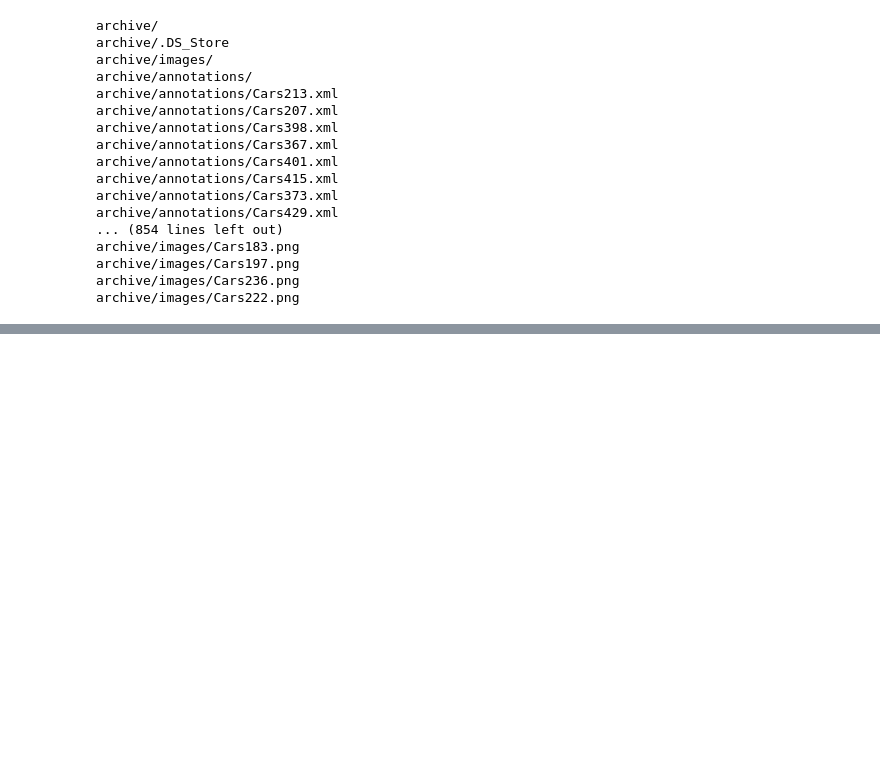
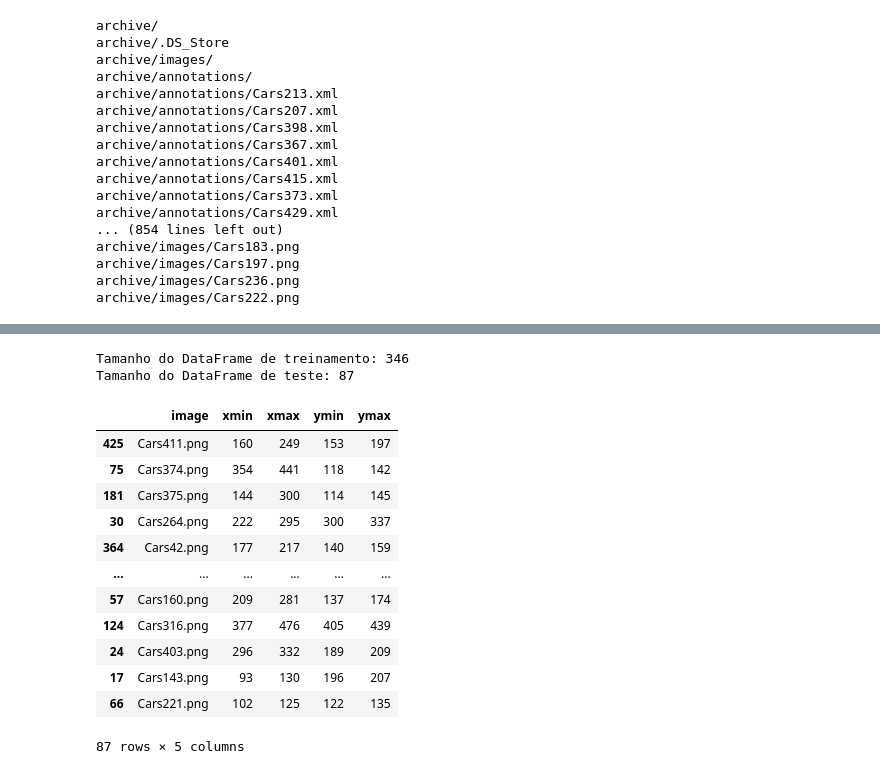
Before and after one commit to ArtBreguez/tcc_alpd, a Jupyter notebook: scratch/od_scratch.ipynb, the cells around one changed output, grey strips where cells are left out. Drawn from its saved outputs; the diff is of its cells as text; code cells hidden in the pictures; blank space fills up the shorter version.

```diff
--- a/scratch/od_scratch.ipynb
+++ b/scratch/od_scratch.ipynb
@@ -90,3 +113,27 @@ df
 433 rows × 5 columns
+# %%
+train_df, test_df = train_test_split(df, test_size=0.2, random_state=42)
+
+print("Tamanho do DataFrame de treinamento:", len(train_df))
+print("Tamanho do DataFrame de teste:", len(test_df))
+# %% [output]
+Tamanho do DataFrame de treinamento: 346
+Tamanho do DataFrame de teste: 87
+# %%
+test_df
+# %% [output]
+|  | image | xmin | xmax | ymin | ymax |
+| 425 | Cars411.png | 160 | 249 | 153 | 197 |
+| 75 | Cars374.png | 354 | 441 | 118 | 142 |
+| 181 | Cars375.png | 144 | 300 | 114 | 145 |
+| 30 | Cars264.png | 222 | 295 | 300 | 337 |
+| 364 | Cars42.png | 177 | 217 | 140 | 159 |
+| ... | ... | ... | ... | ... | ... |
+| 57 | Cars160.png | 209 | 281 | 137 | 174 |
+| 124 | Cars316.png | 377 | 476 | 405 | 439 |
+| 24 | Cars403.png | 296 | 332 | 189 | 209 |
+| 17 | Cars143.png | 93 | 130 | 196 | 207 |
+| 66 | Cars221.png | 102 | 125 | 122 | 135 |
+87 rows × 5 columns
 # %%
 import tensorflow as tf
```
Also changed, not shown: parts of 21 cells of this notebook.
